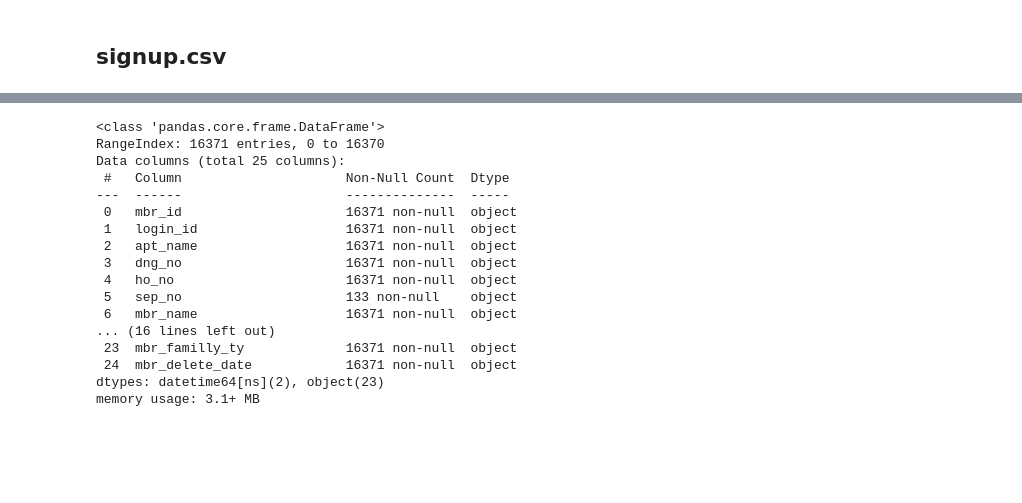
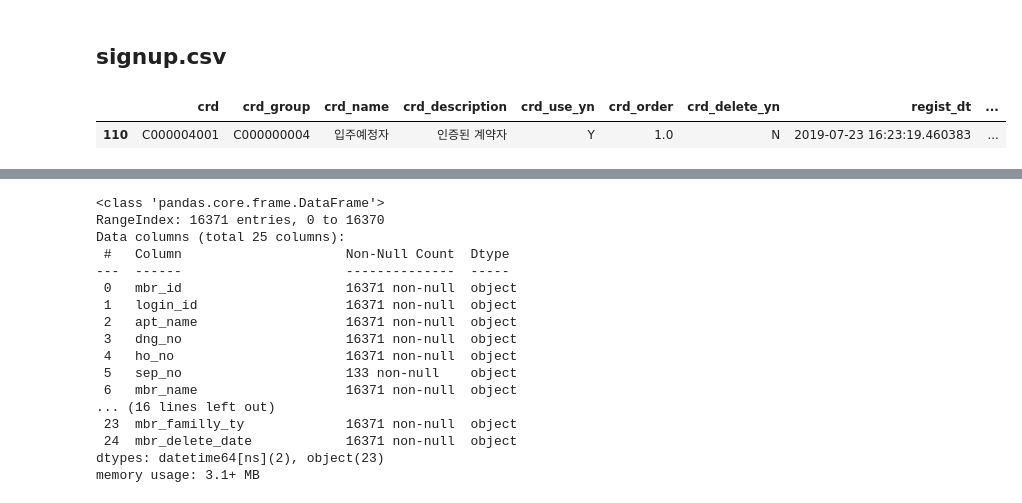
Before and after one commit to KimRass/warehouse, a Jupyter notebook: Tableau/Data Preparation/Myhomie_Data Preparation.ipynb, the cells around one changed output, grey strips where cells are left out. Cells and saved outputs as stored; diff of their text form; code cells hidden in the pictures; blank space fills up the shorter version.

```diff
--- a/Tableau/Data Preparation/Myhomie_Data Preparation.ipynb
+++ b/Tableau/Data Preparation/Myhomie_Data Preparation.ipynb
@@ -124,3 +115,20 @@ apt_mst = pd.DataFrame(result)
 # apt_mst.head()
 # %% [markdown]
 ## signup.csv
+# %%
+with open("D:/Github/Work/Tableau/signup_password.pkl", "rb") as f:
+     password = pk.load(f)
+conn = psycopg2.connect(host="postgresql-production1.cluster-ro-cxb5zwyq1mu5.ap-northeast-2.rds.amazonaws.com", dbname="hdc", user="postgres", password=password)
+cur = conn.cursor(cursor_factory=RealDictCursor)
+query = """
+SELECT *
+FROM hdc_sys.sys_code
+"""
+cur.execute(query)
+result = cur.fetchall()
+sys_code = pd.DataFrame(result)
+# %%
+sys_code[sys_code["crd"] == "C000004001"]
+# %% [output]
+|  | crd | crd_group | crd_name | crd_description | crd_use_yn | crd_order | crd_delete_yn | regist_dt | ... |
+| 110 | C000004001 | C000000004 | 입주예정자 | 인증된 계약자 | Y | 1.0 | N | 2019-07-23 16:23:19.460383 | ... |
```
Also changed, not shown: parts of 6 cells of this notebook, 6 other files.
